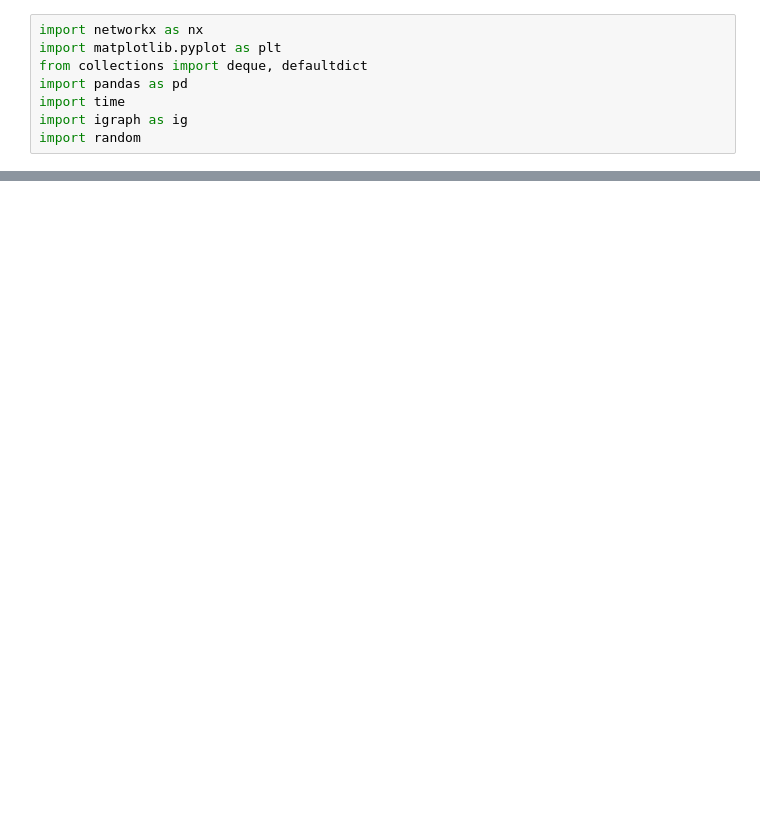
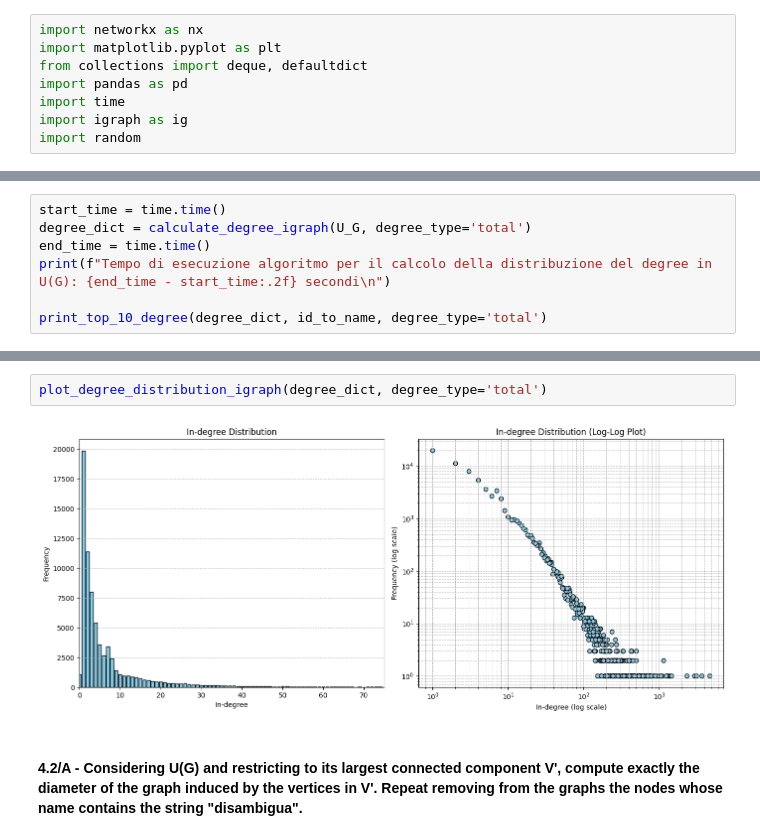
Before and after one commit to sbaglieri13/Wikipedia_Graph_Analysis, a Jupyter notebook: Wikipedia Graph Analysis.ipynb, the cells around one changed output, grey strips where cells are left out. Drawn from its saved outputs; the diff is of its cells as text; blank space fills up the shorter version.

```diff
--- a/Wikipedia Graph Analysis.ipynb
+++ b/Wikipedia Graph Analysis.ipynb
@@ -702,0 +754,7 @@ plot_degree_distribution_igraph(in_degree_dict, degree_type='out')
+# %%
+start_time = time.time()
+degree_dict = calculate_degree_igraph(U_G, degree_type='total')
+end_time = time.time()
+print(f"Tempo di esecuzione algoritmo per il calcolo della distribuzione del degree in U(G): {end_time - start_time:.2f} secondi\n")
+
+print_top_10_degree(degree_dict, id_to_name, degree_type='total')
@@ -703,3 +775,9 @@ plot_degree_distribution_igraph(in_degree_dict, degree_type='out')
+# %%
+plot_degree_distribution_igraph(degree_dict, degree_type='total')
+# %% [output]
+[figure, added]
+# %% [markdown]
+#### 4.2/A - Considering U(G) and restricting to its largest connected component V', compute exactly the diameter of the graph induced by the vertices in V'. Repeat removing from the graphs the nodes whose name contains the string "disambigua".
 # %%
 # Funzione per trovare la componente connessa più grande
 def find_largest_connected_component_igraph(graph):
```
Also changed, not shown: parts of 35 cells of this notebook.
